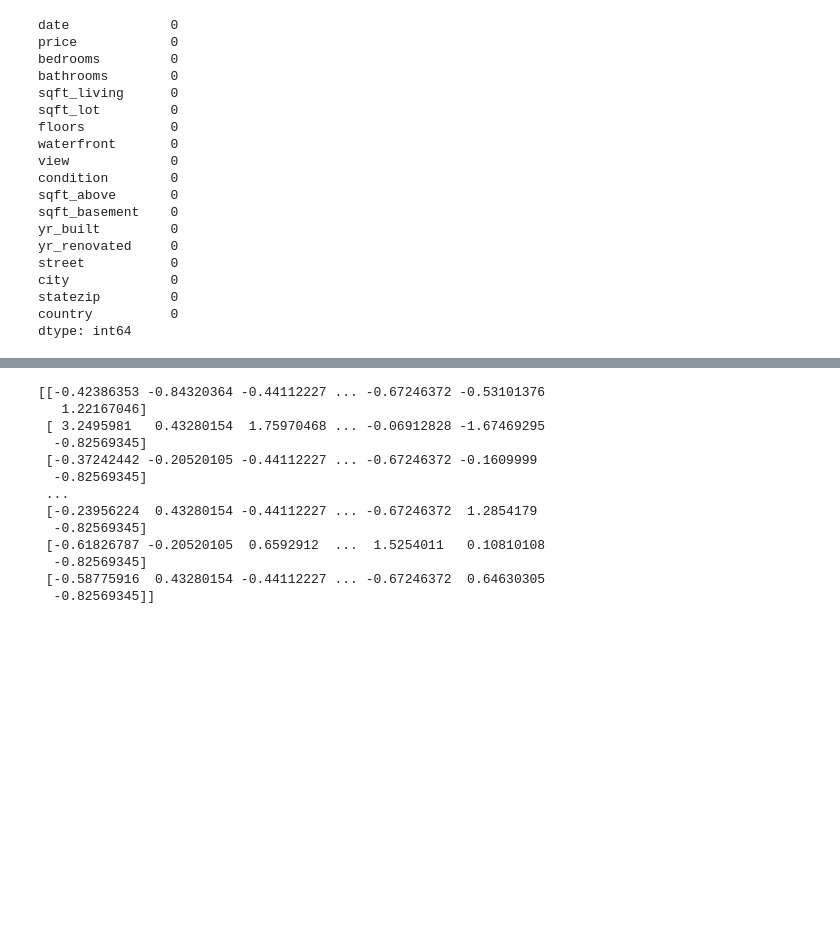
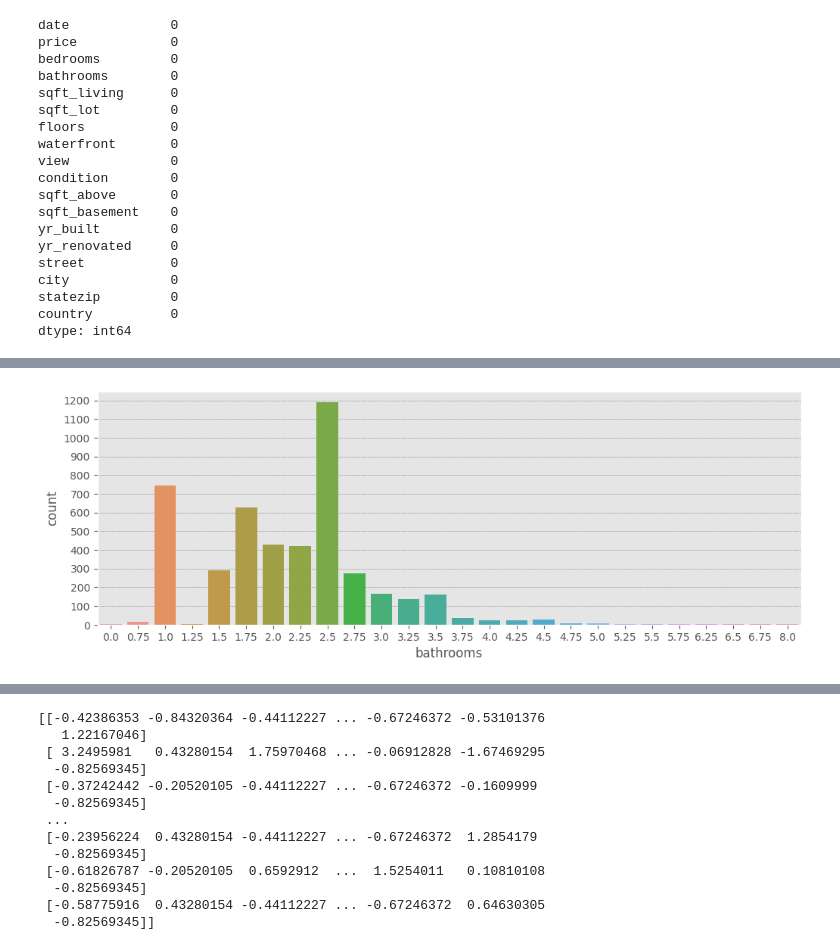
Before and after one commit to SoheliPaul/Machine-Learning, a Jupyter notebook: 2348561_Ex1.ipynb, the cells around one changed output, grey strips where cells are left out. Cells and saved outputs as stored; diff of their text form; code cells hidden in the pictures; blank space fills up the shorter version.

```diff
--- a/2348561_Ex1.ipynb
+++ b/2348561_Ex1.ipynb
@@ -78,0 +127,9 @@ dtype: int64
+# %%
+plt.figure(figsize=(12,4))
+sns.countplot(data = df,x = "bathrooms")
+plt.grid(axis="y",color="grey",linestyle="--",linewidth=0.4)
+plt.yticks(range(0,1300,100))
+plt.style.use("ggplot")
+plt.show()
+# %% [output]
+[figure, added]
```
Also changed, not shown: parts of 17 cells of this notebook.
